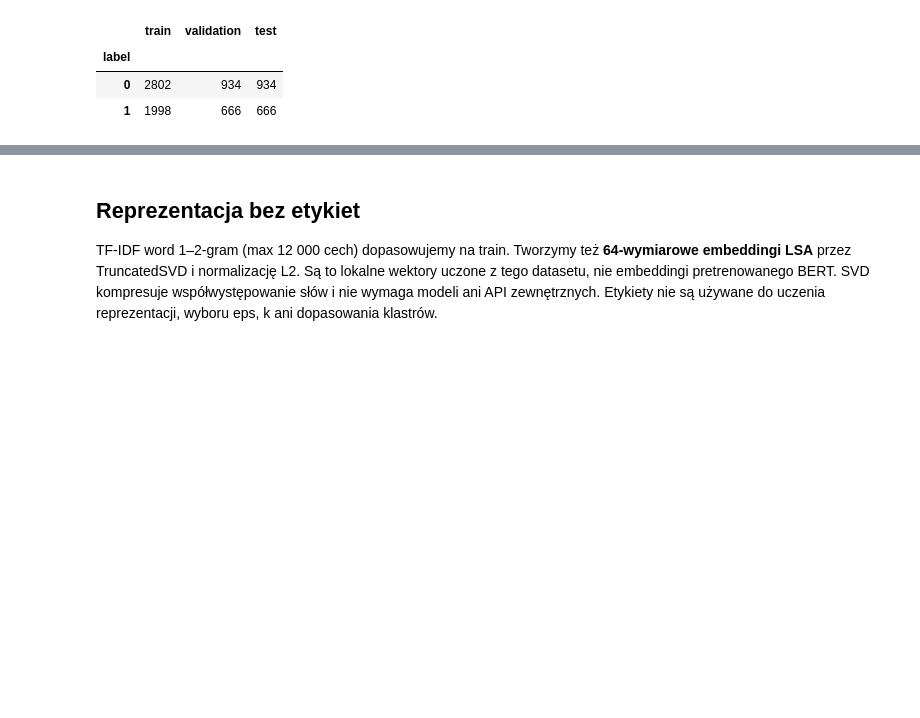
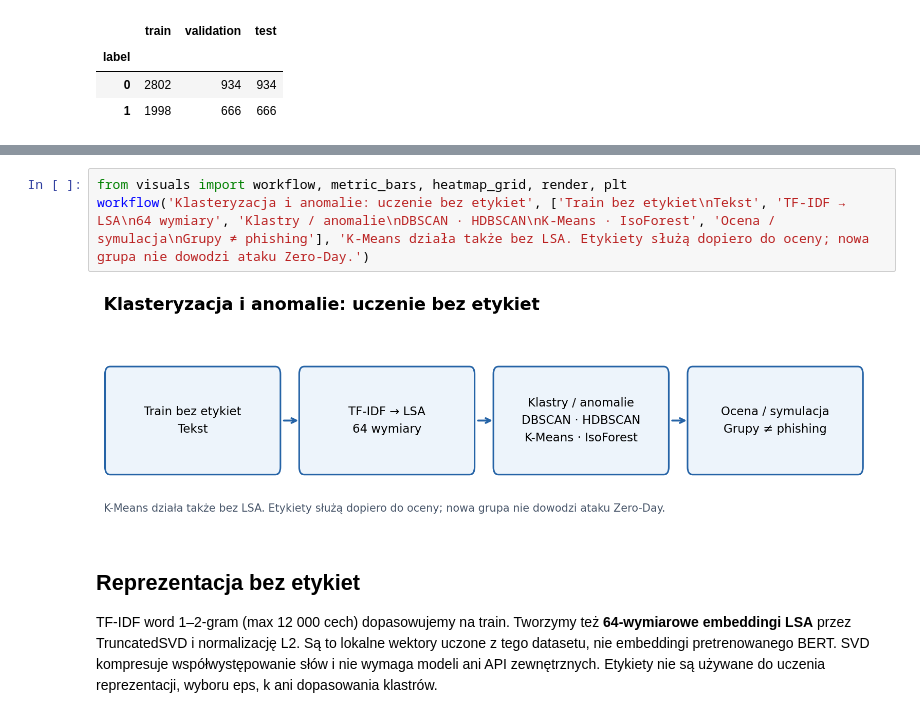
Before and after one commit to nikpan1/phishing-detector, a Jupyter notebook: notebooks/02_clustering_i_unsupervised.ipynb, the cells around one changed output, grey strips where cells are left out. Saved outputs shown, nothing was run; the diff lists cells and outputs as text; blank space fills up the shorter version.

```diff
--- a/notebooks/02_clustering_i_unsupervised.ipynb
+++ b/notebooks/02_clustering_i_unsupervised.ipynb
@@ -73,3 +77,8 @@ display(pd.DataFrame({'train': train.label.value_counts(),
+# %%
+from visuals import workflow, metric_bars, heatmap_grid, render, plt
+workflow('Klasteryzacja i anomalie: uczenie bez etykiet', ['Train bez etykiet\nTekst', 'TF-IDF → LSA\n64 wymiary', 'Klastry / anomalie\nDBSCAN · HDBSCAN\nK-Means · IsoForest', 'Ocena / symulacja\nGrupy ≠ phishing'], 'K-Means działa także bez LSA. Etykiety służą dopiero do oceny; nowa grupa nie dowodzi ataku Zero-Day.')
+# %% [output]
+[figure, added]
 # %% [markdown]
 ## Reprezentacja bez etykiet
 
```
Also changed, not shown: parts of 6 cells of this notebook, 8 other files.
